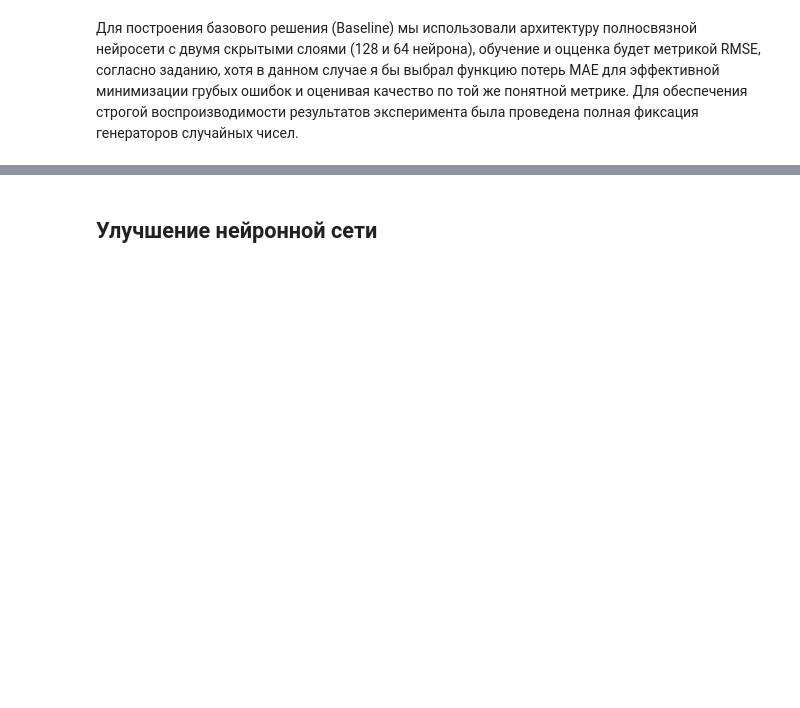
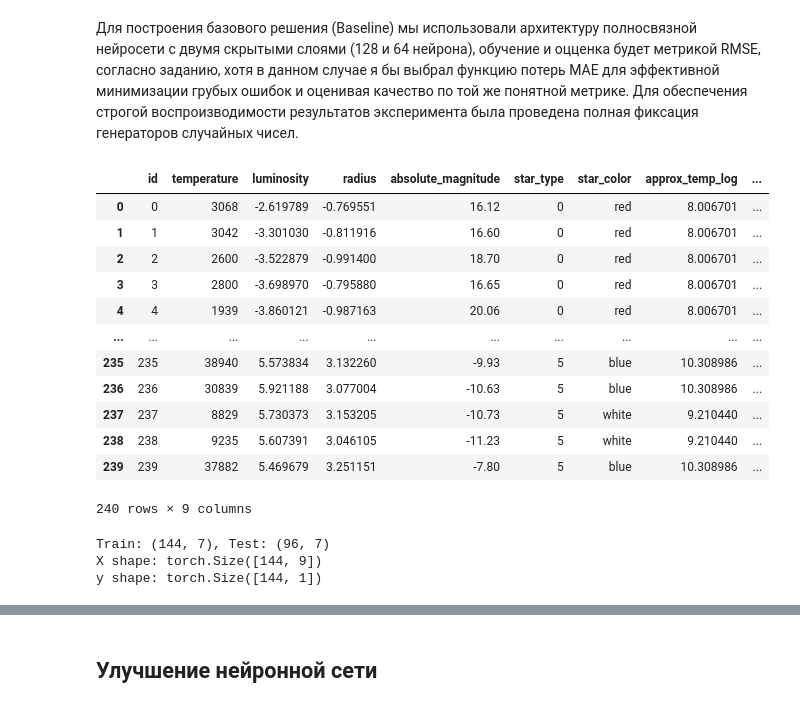
Before and after one commit to o-gamak/4_3_models_and_algorithms_in_machine_learning_-PyTorch-, a Jupyter notebook: project.ipynb, the cells around one changed output, grey strips where cells are left out. Cells and saved outputs as stored; diff of their text form; code cells hidden in the pictures; blank space fills up the shorter version.

```diff
--- a/project.ipynb
+++ b/project.ipynb
@@ -771 +824,50 @@ interval columns not set, guessing: ['temperature', 'luminosity', 'radius']
+# %%
+df
+# %% [output]
+|  | id | temperature | luminosity | radius | absolute_magnitude | star_type | star_color | approx_temp_log | ... |
+| 0 | 0 | 3068 | -2.619789 | -0.769551 | 16.12 | 0 | red | 8.006701 | ... |
+| 1 | 1 | 3042 | -3.301030 | -0.811916 | 16.60 | 0 | red | 8.006701 | ... |
+| 2 | 2 | 2600 | -3.522879 | -0.991400 | 18.70 | 0 | red | 8.006701 | ... |
+| 3 | 3 | 2800 | -3.698970 | -0.795880 | 16.65 | 0 | red | 8.006701 | ... |
+| 4 | 4 | 1939 | -3.860121 | -0.987163 | 20.06 | 0 | red | 8.006701 | ... |
+| ... | ... | ... | ... | ... | ... | ... | ... | ... | ... |
+| 235 | 235 | 38940 | 5.573834 | 3.132260 | -9.93 | 5 | blue | 10.308986 | ... |
+| 236 | 236 | 30839 | 5.921188 | 3.077004 | -10.63 | 5 | blue | 10.308986 | ... |
+| 237 | 237 | 8829 | 5.730373 | 3.153205 | -10.73 | 5 | white | 9.210440 | ... |
+| 238 | 238 | 9235 | 5.607391 | 3.046105 | -11.23 | 5 | white | 9.210440 | ... |
+| 239 | 239 | 37882 | 5.469679 | 3.251151 | -7.80 | 5 | blue | 10.308986 | ... |
+240 rows × 9 columns
+# %%
+X_train, X_test, y_train, y_test = train_test_split(df.drop(columns=['temperature', 'star_color']),
+                                                    df['temperature'],
+                                                    test_size=TEST_SIZE,
+                                                    random_state=RANDOM_STATE,
+                                                    stratify = df['star_color'])
+
+print(f"Train: {X_train.shape}, Test: {X_test.shape}")
+
+num_cols = ['luminosity','radius', 'physics_feature_log', 'approx_temp_log']
+ohe_cols = ['star_type']
+
+preprocessor = ColumnTransformer(
+    transformers=[
+        ('num', StandardScaler(), num_cols),
+        ('ohe', OneHotEncoder(handle_unknown='ignore', sparse_output=False, drop='first'), ohe_cols)
+    ]
+)
+
+X_train_pre = preprocessor.fit_transform(X_train)
+X_test_pre = preprocessor.transform(X_test)
+
+X_train_t = torch.tensor(X_train_pre, dtype=torch.float32)
+X_test_t = torch.tensor(X_test_pre, dtype=torch.float32)
+y_train_t = torch.tensor(y_train.values, dtype=torch.float32).reshape(-1, 1)
+y_test_t = torch.tensor(y_test.values, dtype=torch.float32).reshape(-1, 1)
+
+print(f"X shape: {X_train_t.shape}")
+print(f"y shape: {y_train_t.shape}")
+# %% [output]
+Train: (144, 7), Test: (96, 7)
+X shape: torch.Size([144, 9])
+y shape: torch.Size([144, 1])
 # %%
```
Also changed, not shown: parts of 36 cells of this notebook, 2 other files.
